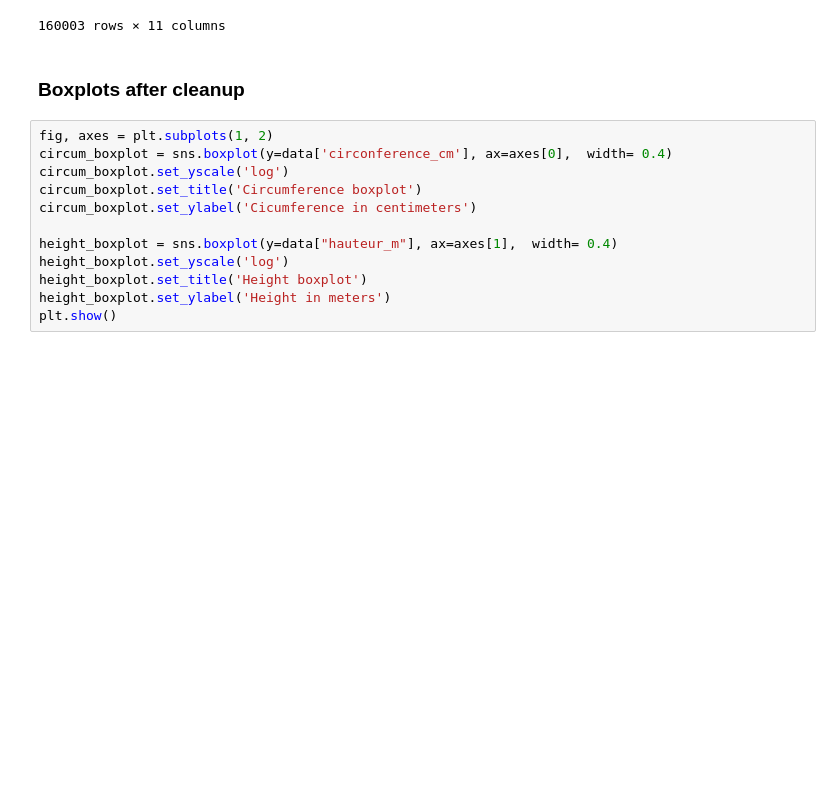
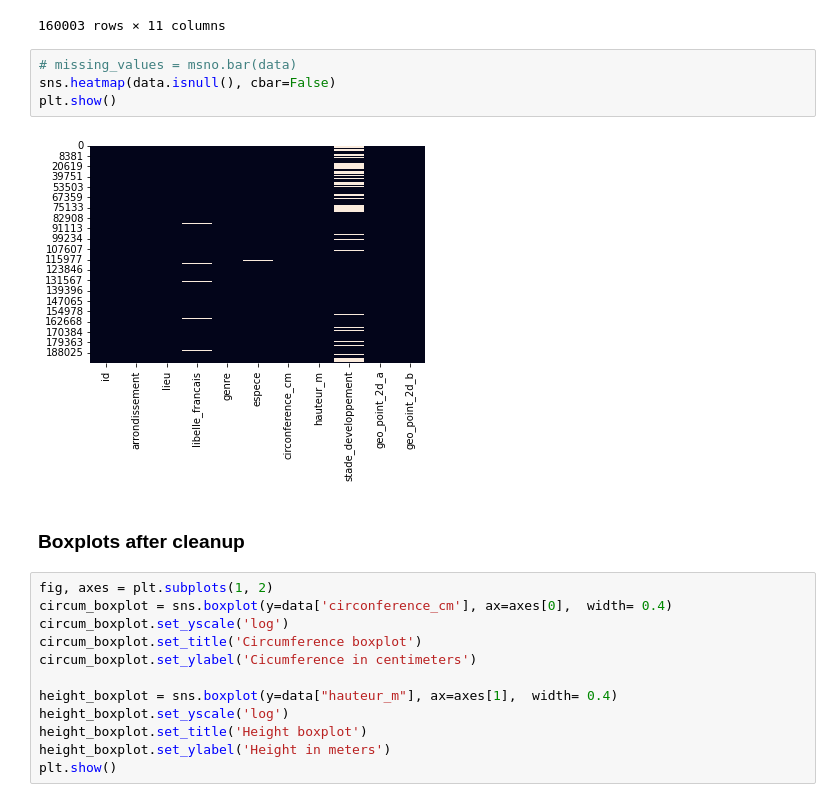
Before and after one commit to lynda-trad/Paris-Trees, a Jupyter notebook: Trees-of-Paris.ipynb, the cells around one changed output. Cells and saved outputs as stored; diff of their text form; blank space fills up the shorter version.

```diff
--- a/Trees-of-Paris.ipynb
+++ b/Trees-of-Paris.ipynb
@@ -173,6 +173,12 @@ data.reset_index(drop=True)
 | 160001 | 2023467 | PARIS 20E ARRDT | RUE DU GENERAL NIESSEL | Chêne | Quercus | cerris | 20 | 5 | ... |
 | 160002 | 2023468 | PARIS 20E ARRDT | RUE DU GENERAL NIESSEL | Chêne | Quercus | cerris | 20 | 5 | ... |
 160003 rows × 11 columns
+# %%
+# missing_values = msno.bar(data)
+sns.heatmap(data.isnull(), cbar=False)
+plt.show()
+# %% [output]
+[figure, added]
 # %% [markdown]
 ### Boxplots after cleanup
 # %%
```
Also changed, not shown: 1 other file.
